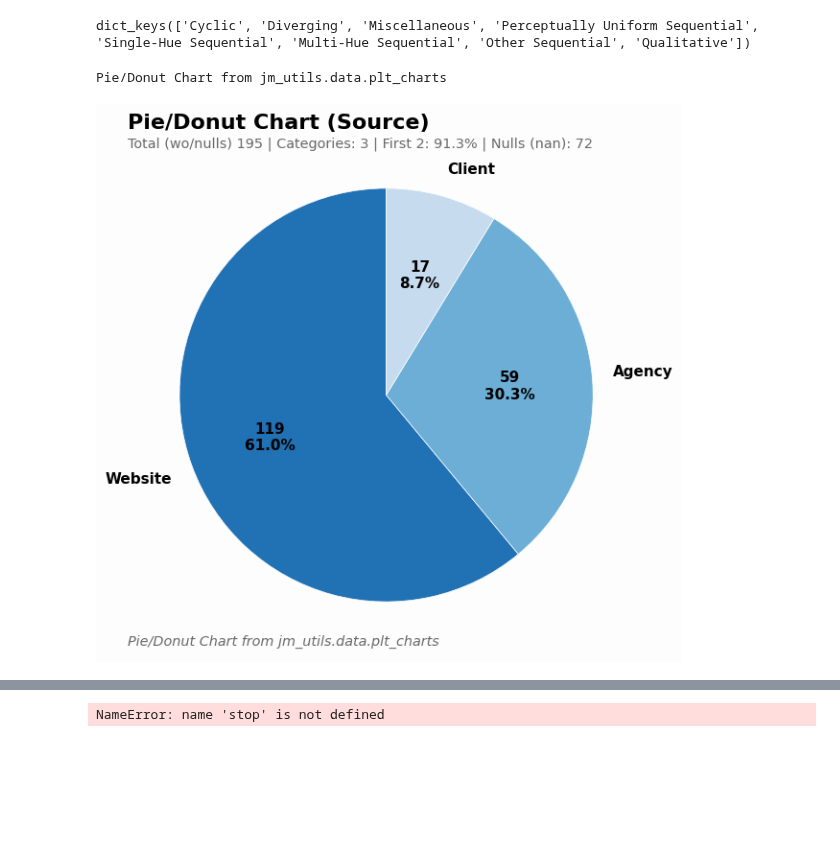
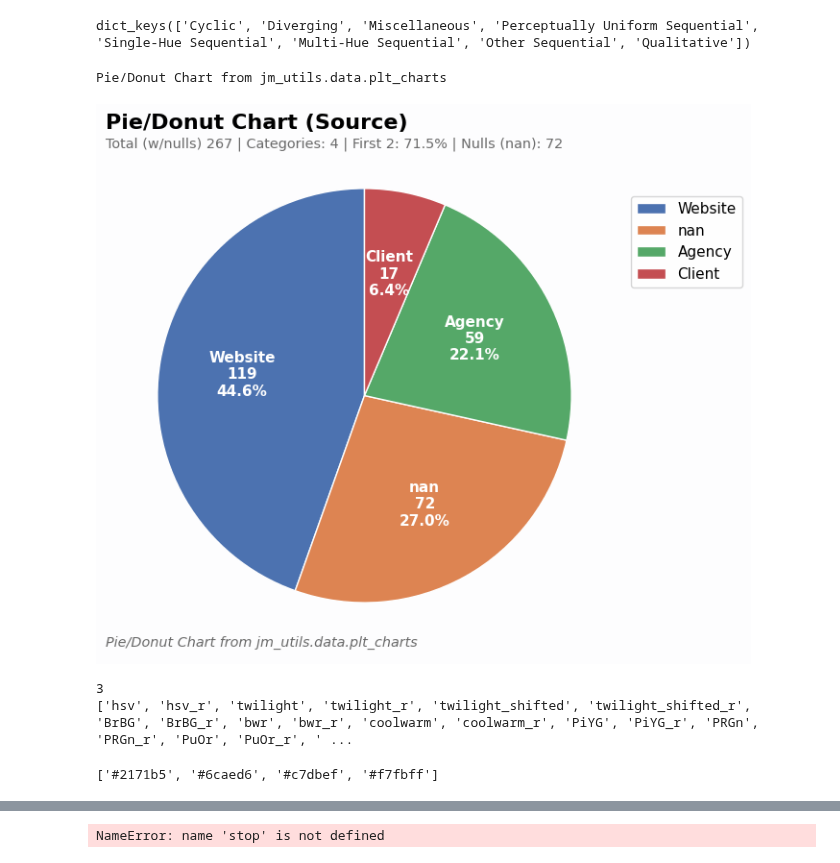
Before and after one commit to jmonti-gh/jm_utils, a Jupyter notebook: dev/ax_pie.ipynb, the cells around one changed output, grey strips where cells are left out. Drawn from its saved outputs; the diff is of its cells as text; code cells hidden in the pictures; blank space fills up the shorter version.

Commit message:
chore: colors and background legends

```diff
--- a/dev/ax_pie.ipynb
+++ b/dev/ax_pie.ipynb
@@ -148,21 +154,22 @@ def ax_plt_pie6(
 
     # Configure wedge properties for donut or pie chart
     if kind.lower() == 'pie':
-        wedgeprops = {'edgecolor': 'white', 'linewidth': 0.5}
+        wedgeprops = {'edgecolor': 'white', 'linewidth': 1}
     elif kind.lower() == 'donut':
         wedgeprops = {'width': 0.55, 'edgecolor': 'white', 'linewidth': 1}
     else:
         ValueError(f"Invalid value for 'kind': {repr(kind)}. Expected one of: 'pie', 'donut'.")
 
-    # Define colors
-    pltts_by_cat = mtints.CMAP_NAMES_BY_CAT.copy()
-    not_qualitative_cmaps = [cmap for key in pltts_by_cat.keys() if key != 'Qualitative' for cmap in pltts_by_cat[key][0]]
-    if palette:
-        if palette in not_qualitative_cmaps:
+    # Define colors: list of colors or palette name
+    if isinstance(palette, str):                            # Palette is a known mpl_tints colormap
+        pltts_by_cat = mtints.CMAP_NAMES_BY_CAT.copy()
+        not_qualitative_cmaps = [cmap for key in pltts_by_cat.keys() if key != 'Qualitative' for cmap in pltts_by_cat[key][0]]
+        if palette in not_qualitative_cmaps:                # Different treatment w/qualitative palettes (avoid ends)
             color_list = mtints.get_hexcolor_list_from_pltt(palette, len(sr) + 2)[1:]
         else:
             color_list = mtints.get_hexcolor_list_from_pltt(palette, len(sr))
-
+    elif isinstance(palette, list):
+        color_list = palette
     else:
         color_list = None                               # Default system colors
 
@@ -173,7 +180,7 @@ def ax_plt_pie6(
         def my_autopct(pct):
             next_value = next(value_iterator)
             info = f"{next_value:,}\n{pct:.{pct_decimals}f}%"
-            if inside_lanels:
+            if inside_lanels is True:
                 info = f"{sr.loc[sr == next_value].index[0]}\n" + info
             return info
 
@@ -186,7 +193,7 @@ def ax_plt_pie6(
     elif pcts_labels == 'inside':
         labels = None
         autopct_func = _make_autopct(sr.values, inside_lanels=True)
-    elif pcts_labels == 'values in':
+    elif pcts_labels == 'invalues':
         labels = None
         autopct_func = _make_autopct(sr.values, inside_lanels=False)
     elif pcts_labels == 'mixed':
@@ -212,9 +219,9 @@ def ax_plt_pie6(
             ax.annotate(labels[i], xy=(x, y), xytext=(1.1*np.sign(x), 1.1*y),
                     horizontalalignment=horizontalalignment, fontsize=labels_size, **kw)
     else:
-        raise ValueError(f"Invalid value for 'pcts_labels': {repr(pcts_labels)}. Expected one of: None, 'inside', 'mixed', 'outside'.")
+        raise ValueError(f"Invalid value for 'pcts_labels': {repr(pcts_labels)}. Expected one of: None, 'inside', 'invalues', 'mixed', 'outside'.")
 
-    # Build the chart for the rest of pcts_labels options different from 'outside'. (None, 'inside', 'mixed')
+    # Build the chart for the rest of pcts_labels options different from 'outside'. (None, 'inside', 'invalues', 'mixed')
     #   (It is more direct to run it with an if and not create another internal aux function because the parameterization is very heavy)
     if pcts_labels != 'outside':
         ax.pie(x = sr,
@@ -234,7 +241,7 @@ def ax_plt_pie6(
         if legends == 'base':
             color_legends = sr.index
         elif legends == 'full':
-            color_legends = [f"{sr.index[i]} \n| {value:,} | {round(value / total * 100, pct_decimals)} %"
+            color_legends = [f"{sr.index[i]} \n {value:,} | {round(value / total * 100, pct_decimals)} %"
                            for i, value in enumerate(sr.values)]
         else:
             raise ValueError(f"Invalid value for 'legends': {repr(legends)}. Expected one of: None, 'base', 'full'.")
@@ -343,7 +350,46 @@ dict_keys(['Cyclic', 'Diverging', 'Miscellaneous', 'Perceptually Uniform Sequent
 # %%
 # print(df.columns)
 # fig = plt_pie6(df['Mortgage'], value_counts=True, scale=4, dropna=False)  #, order='desc', scale=6, kind='donut', pcts_labels='inside', legends='full', legends_title='Education Level', title='Education Level of Survey Participants', footer='Source: 2_13_Practical_Ex_Descriptive_Stats.xlsx', canvas_color='#f0f0f0')
-fig = plt_pie6(df['Source'], value_counts=True, scale=5, dropna=True, palette='Blues_r', pcts_labels='mixed', startangle=90, canvas_color='xkcd:pale gray')  #, order='desc', scale=6, kind='donut', pcts_labels='inside', legends='full', legends_title='Education Level', title='Education Level of Survey Participants', footer='Source: 2_13_Practical_Ex_Descriptive_Stats.xlsx', canvas_color='#f0f0f0')
+fig = plt_pie6(df['Source'], kind='pie', value_counts=True, scale=5, dropna=False, palette='sns', pcts_labels='inside', startangle=90, canvas_color='xkcd:pale gray', legends='base', labels_color='w')  #, order='desc', scale=6, kind='donut', pcts_labels='inside', legends='full', legends_title='Education Level', title='Education Level of Survey Participants', footer='Source: 2_13_Practical_Ex_Descriptive_Stats.xlsx', canvas_color='#f0f0f0')
 # %% [output]
 Pie/Donut Chart from jm_utils.data.plt_charts
-[figure, old version]
+[figure, new version]
+# %%
+## Probar palette 'casi' idem a 'colors' de plt.pie()
+# palette = 'viridis'
+palette = 'Blues_r'
+sr = pd.Series([10, 20, 30], index=['A', 'B', 'C'])
+print(len(sr))
+
+## codigo de prueba
+if isinstance(palette, str):                            # Palette is a known mpl_tints colormap
+    pltts_by_cat = mtints.CMAP_NAMES_BY_CAT.copy()      # Dict of full known colormaps
+    all_cmaps_lst = [cmap for key in pltts_by_cat.keys() for cmap in pltts_by_cat[key][0]]
+    if palette not in all_cmaps_lst:                    # if not a cmap is a string w/ one-letter colors
+        color_list = [char for char in palette if char in 'bgrcmykw']   # list of colors from string
+    else:                                               # if palette is a known colormap differ qualitatives ones
+        # not_qualitative_cmaps = [cmap for key in pltts_by_cat.keys() if key != 'Qualitative' for cmap in pltts_by_cat[key][0]]
+        not_qualitative_cmaps = list(filter(lambda pltt: pltt not in pltts_by_cat['Qualitative'][0], all_cmaps_lst))
+        print(not_qualitative_cmaps)
+        if palette in not_qualitative_cmaps:                # Different treatment w/qualitative palettes (avoid ends)
+            color_list = mtints.get_hexcolor_list_from_pltt(palette, len(sr) + 2)[1:]
+        else:
+            color_list = mtints.get_hexcolor_list_from_pltt(palette, len(sr))       ## Revisar este tema de que la lista me aparece RE-LARGA para las cualitatives
+                                                                                    ## REVISAR la función mtints.get_hexcolor_list_from_pltt
+
+color_list
+
+
+    #     not_qualitative_cmaps = [cmap for key in pltts_by_cat.keys() if key != 'Qualitative' for cmap in pltts_by_cat[key][0]]
+    #     if palette in not_qualitative_cmaps:                # Different treatment w/qualitative palettes (avoid ends)
+    #         color_list = mtints.get_hexcolor_list_from_pltt(palette, len(sr) + 2)[1:]
+    #     else:
+    #         color_list = mtints.get_hexcolor_list_from_pltt(palette, len(sr))
+    # elif isinstance(palette, list):
+    #     color_list = palette
+    # else:
+    #     color_list = None                               # Default system colors
+# %% [output]
+3
+['hsv', 'hsv_r', 'twilight', 'twilight_r', 'twilight_shifted', 'twilight_shifted_r', 'BrBG', 'BrBG_r', 'bwr', 'bwr_r', 'coolwarm', 'coolwarm_r', 'PiYG', 'PiYG_r', 'PRGn', 'PRGn_r', 'PuOr', 'PuOr_r', ' ...
+['#2171b5', '#6caed6', '#c7dbef', '#f7fbff']
```
Also changed, not shown: parts of 4 cells of this notebook, 3 other files.
